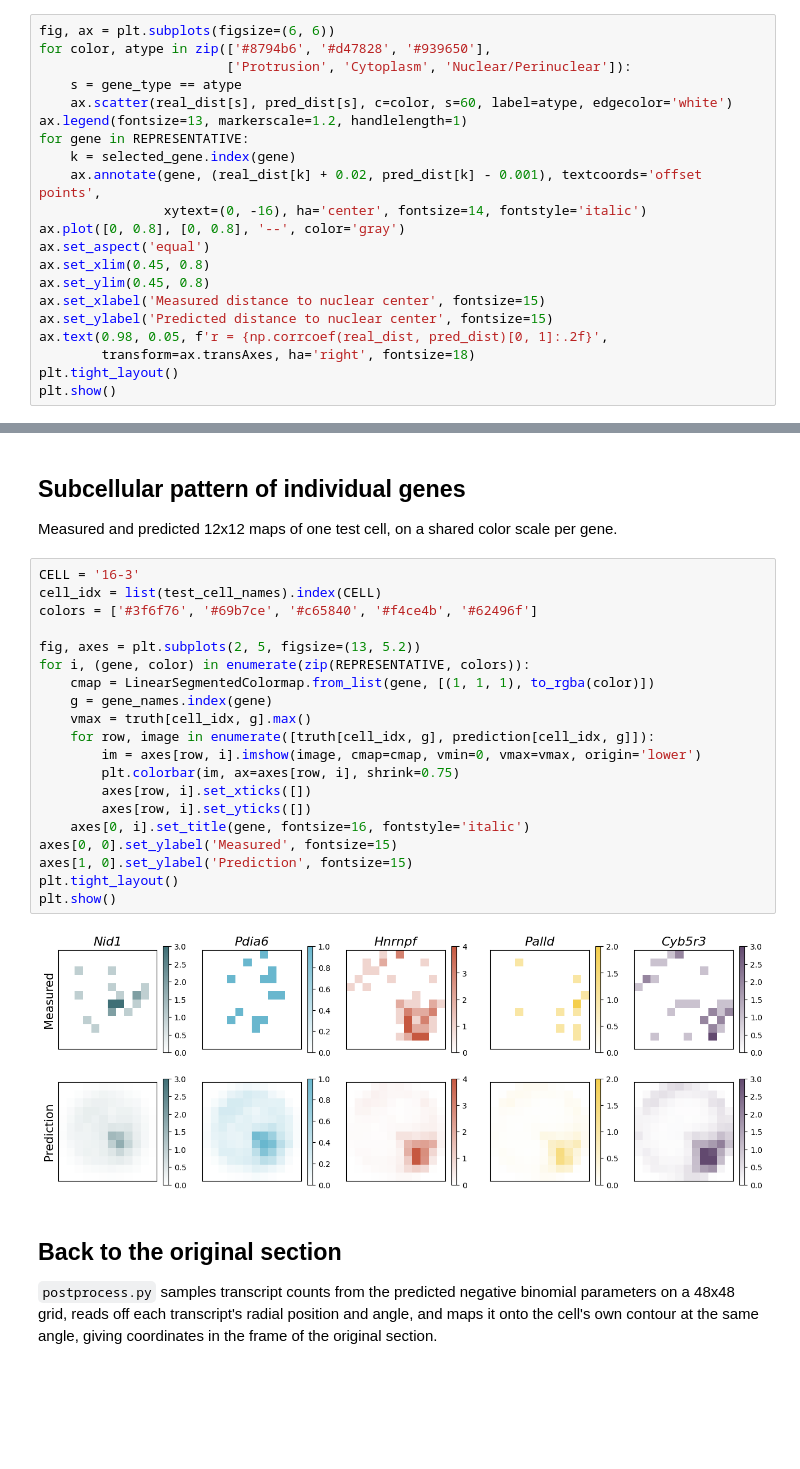
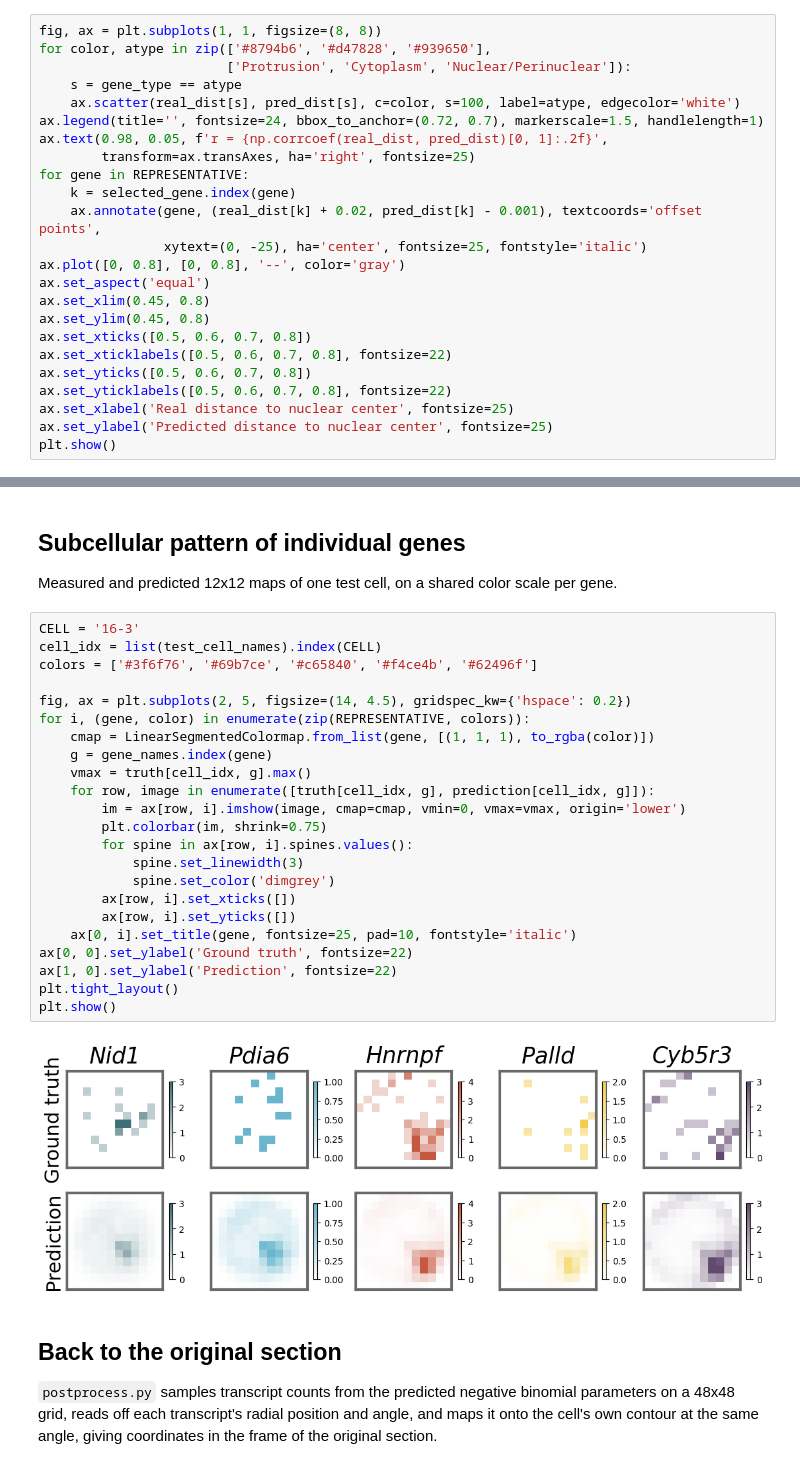
Before and after one commit to aster-ww/SVC, a Jupyter notebook: docs/source/tutorials/prediction.ipynb, the cells around one changed output, grey strips where cells are left out. Saved outputs shown, nothing was run; the diff lists cells and outputs as text; blank space fills up the shorter version.

Commit message:
Match the manuscript figure styling in the prediction tutorial

```diff
--- a/docs/source/tutorials/prediction.ipynb
+++ b/docs/source/tutorials/prediction.ipynb
@@ -134,24 +137,27 @@ print('(cell, gene) images kept: %d / %d' % (valid.sum(), valid.size))
 # %% [output]
 (cell, gene) images kept: 671 / 686
 # %%
-fig, ax = plt.subplots(figsize=(6, 6))
+fig, ax = plt.subplots(1, 1, figsize=(8, 8))
 for color, atype in zip(['#8794b6', '#d47828', '#939650'],
                         ['Protrusion', 'Cytoplasm', 'Nuclear/Perinuclear']):
     s = gene_type == atype
-    ax.scatter(real_dist[s], pred_dist[s], c=color, s=60, label=atype, edgecolor='white')
-ax.legend(fontsize=13, markerscale=1.2, handlelength=1)
+    ax.scatter(real_dist[s], pred_dist[s], c=color, s=100, label=atype, edgecolor='white')
+ax.legend(title='', fontsize=24, bbox_to_anchor=(0.72, 0.7), markerscale=1.5, handlelength=1)
+ax.text(0.98, 0.05, f'r = {np.corrcoef(real_dist, pred_dist)[0, 1]:.2f}',
+        transform=ax.transAxes, ha='right', fontsize=25)
 for gene in REPRESENTATIVE:
     k = selected_gene.index(gene)
     ax.annotate(gene, (real_dist[k] + 0.02, pred_dist[k] - 0.001), textcoords='offset points',
-                xytext=(0, -16), ha='center', fontsize=14, fontstyle='italic')
+                xytext=(0, -25), ha='center', fontsize=25, fontstyle='italic')
 ax.plot([0, 0.8], [0, 0.8], '--', color='gray')
 ax.set_aspect('equal')
 ax.set_xlim(0.45, 0.8)
 ax.set_ylim(0.45, 0.8)
-ax.set_xlabel('Measured distance to nuclear center', fontsize=15)
-ax.set_ylabel('Predicted distance to nuclear center', fontsize=15)
-ax.text(0.98, 0.05, f'r = {np.corrcoef(real_dist, pred_dist)[0, 1]:.2f}',
-        transform=ax.transAxes, ha='right', fontsize=18)
-plt.tight_layout()
+ax.set_xticks([0.5, 0.6, 0.7, 0.8])
+ax.set_xticklabels([0.5, 0.6, 0.7, 0.8], fontsize=22)
+ax.set_yticks([0.5, 0.6, 0.7, 0.8])
+ax.set_yticklabels([0.5, 0.6, 0.7, 0.8], fontsize=22)
+ax.set_xlabel('Real distance to nuclear center', fontsize=25)
+ax.set_ylabel('Predicted distance to nuclear center', fontsize=25)
 plt.show()
 # %% [output]
@@ -163,25 +169,28 @@ Measured and predicted 12x12 maps of one test cell, on a shared color scale per
 # %%
 CELL = '16-3'
 cell_idx = list(test_cell_names).index(CELL)
 colors = ['#3f6f76', '#69b7ce', '#c65840', '#f4ce4b', '#62496f']
 
-fig, axes = plt.subplots(2, 5, figsize=(13, 5.2))
+fig, ax = plt.subplots(2, 5, figsize=(14, 4.5), gridspec_kw={'hspace': 0.2})
 for i, (gene, color) in enumerate(zip(REPRESENTATIVE, colors)):
     cmap = LinearSegmentedColormap.from_list(gene, [(1, 1, 1), to_rgba(color)])
     g = gene_names.index(gene)
     vmax = truth[cell_idx, g].max()
     for row, image in enumerate([truth[cell_idx, g], prediction[cell_idx, g]]):
-        im = axes[row, i].imshow(image, cmap=cmap, vmin=0, vmax=vmax, origin='lower')
-        plt.colorbar(im, ax=axes[row, i], shrink=0.75)
-        axes[row, i].set_xticks([])
-        axes[row, i].set_yticks([])
-    axes[0, i].set_title(gene, fontsize=16, fontstyle='italic')
-axes[0, 0].set_ylabel('Measured', fontsize=15)
-axes[1, 0].set_ylabel('Prediction', fontsize=15)
+        im = ax[row, i].imshow(image, cmap=cmap, vmin=0, vmax=vmax, origin='lower')
+        plt.colorbar(im, shrink=0.75)
+        for spine in ax[row, i].spines.values():
+            spine.set_linewidth(3)
+            spine.set_color('dimgrey')
+        ax[row, i].set_xticks([])
+        ax[row, i].set_yticks([])
+    ax[0, i].set_title(gene, fontsize=25, pad=10, fontstyle='italic')
+ax[0, 0].set_ylabel('Ground truth', fontsize=22)
+ax[1, 0].set_ylabel('Prediction', fontsize=22)
 plt.tight_layout()
 plt.show()
 # %% [output]
-[figure, old version]
+[figure, new version]
 # %% [markdown]
 ## Back to the original section
 
```
Also changed, not shown: parts of 3 cells of this notebook.
